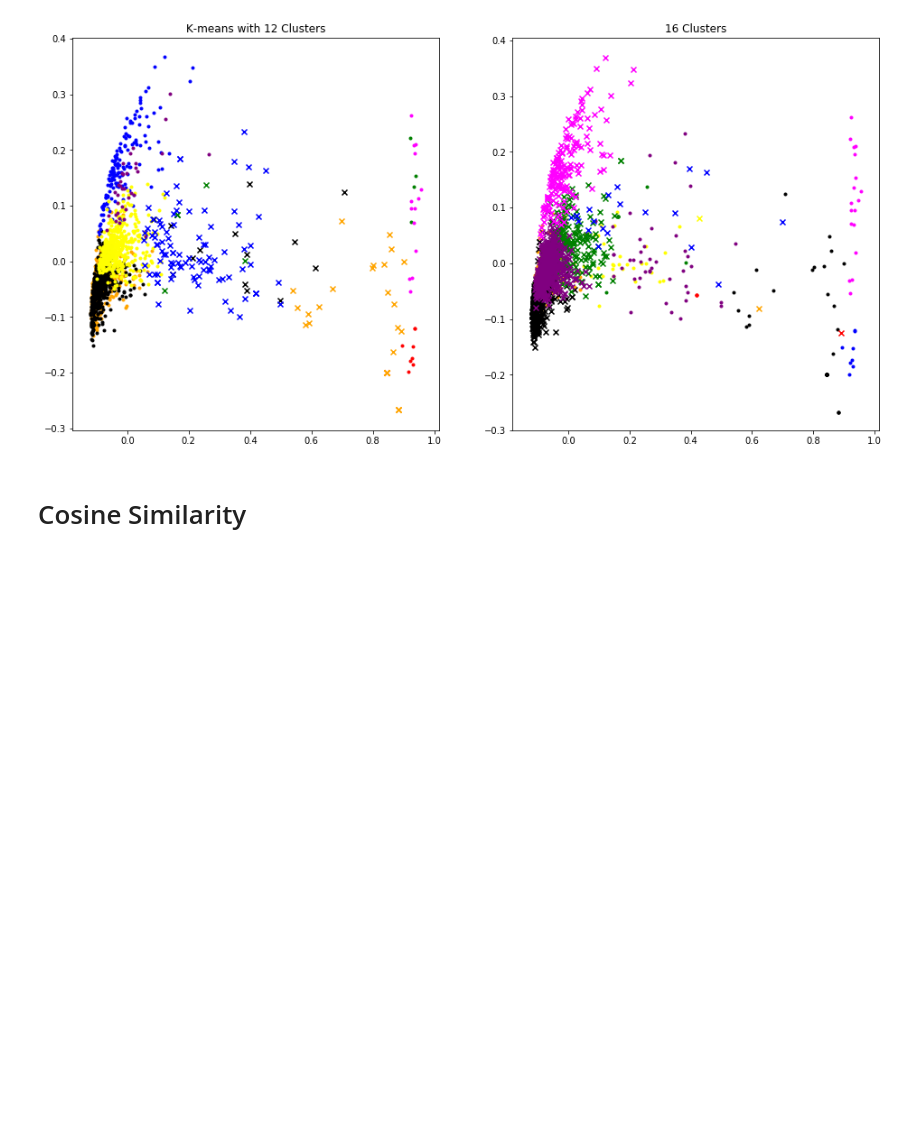
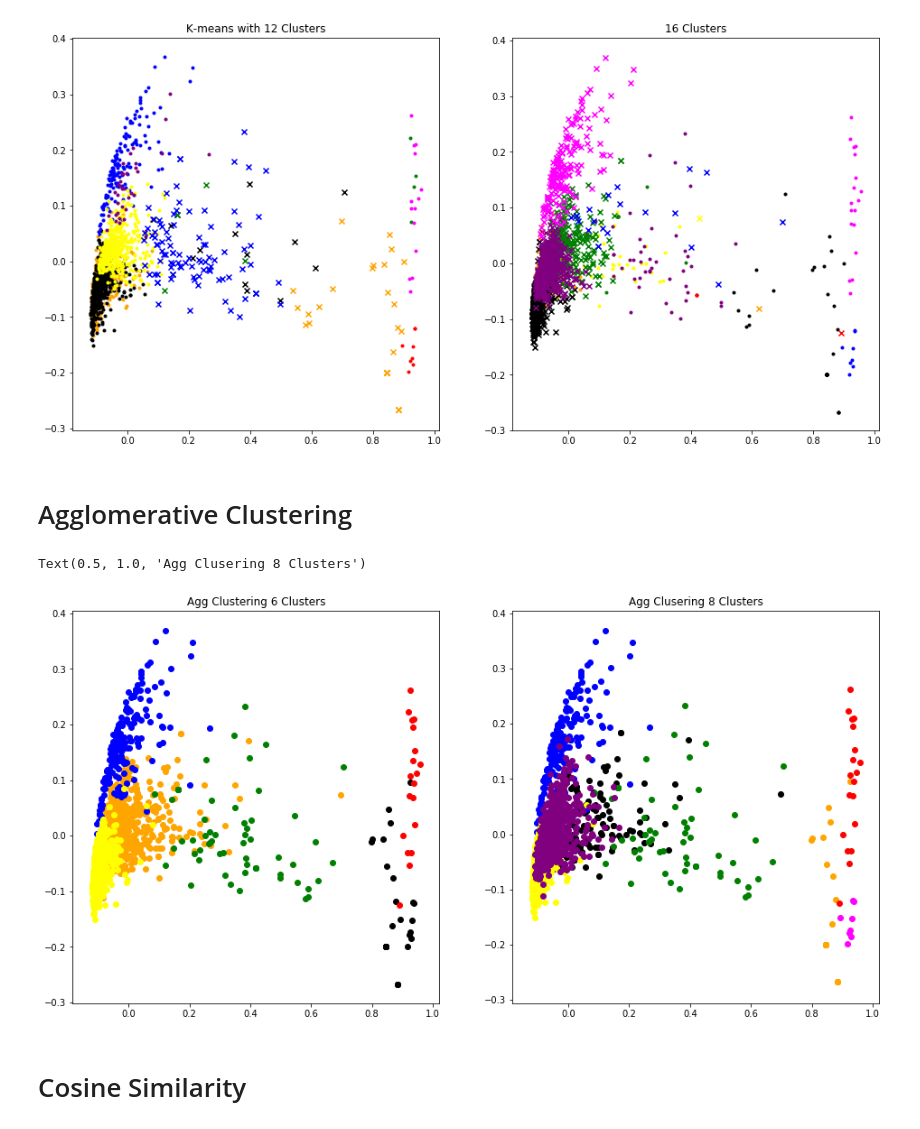
Before and after one commit to tdeason416/smu_capstone, a Jupyter notebook: json_to_kmeans.ipynb, the cells around one changed output. Cells and saved outputs as stored; diff of their text form; code cells hidden in the pictures; blank space fills up the shorter version.

```diff
--- a/json_to_kmeans.ipynb
+++ b/json_to_kmeans.ipynb
@@ -182,3 +182,5 @@ Text(0.5, 1.0, '16 Clusters')
 [figure]
 # %%
 fig.savefig('/Users/michael/Downloads/12_clusters')
+# %% [markdown]
+# Agglomerative Clustering
@@ -185,3 +189,25 @@ fig.savefig('/Users/michael/Downloads/12_clusters')
+# %%
+X = tfidf_model.toarray()
+# %%
+hcluster6 = AgglomerativeClustering(n_clusters=6).fit_predict(X)
+PCA_h_6 = PCA(n_components=2).fit_transform(tfidf_model.todense())
+
+hcluster8 = AgglomerativeClustering(n_clusters=8).fit_predict(X)
+PCA_h_8 = PCA(n_components=2).fit_transform(tfidf_model.todense())
+# %%
+colors = ['orange', 'black', 'green', 'blue', 'yellow', 'red', 'purple', 'magenta']
+
+fig, ax = plt.subplots(1,2, figsize=(16,8))
+for cls, col in enumerate(colors[:16]):
+    cls6 = PCA_h_6[hcluster6 == cls]
+    cls8 = PCA_h_8[hcluster8 == cls]
+    ax[0].scatter(cls6[:,0], cls6[:,1], color=col)
+    ax[1].scatter(cls8[:,0], cls8[:,1], color=col)
+ax[0].set_title("Agg Clustering 6 Clusters")
+ax[1].set_title("Agg Clusering 8 Clusters")
+# %% [output]
+Text(0.5, 1.0, 'Agg Clusering 8 Clusters')
+[figure, added]
 # %% [markdown]
 # Cosine Similarity
 # %%
```
Also changed, not shown: parts of 20 cells of this notebook.
